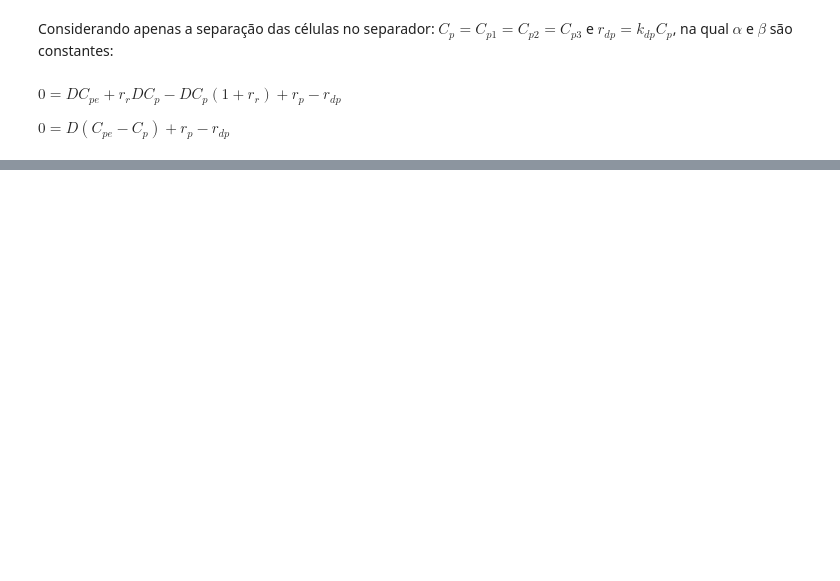
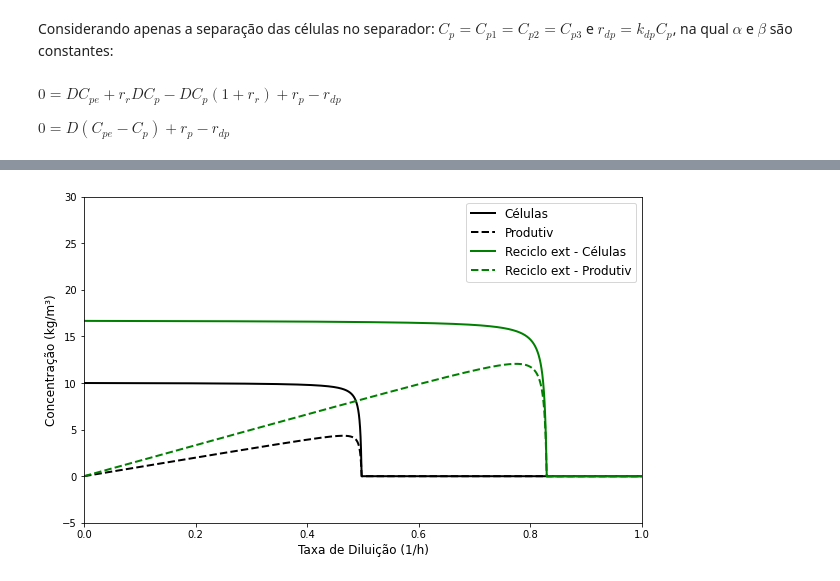
Before and after one commit to VitorMazziero/Processos-Fermentativos, a Jupyter notebook: Modelos Cineticos para Simulação - Contínuo.ipynb, the cells around one changed output, grey strips where cells are left out. Cells and saved outputs as stored; diff of their text form; code cells hidden in the pictures; blank space fills up the shorter version.

```diff
--- a/Modelos Cineticos para Simulação - Contínuo.ipynb
+++ b/Modelos Cineticos para Simulação - Contínuo.ipynb
@@ -501,0 +550,99 @@ Para relacionar a geração de produto com a formação celular, é necessário
+# %%
+# Simulação - Contínuo com Reciclo Externo
+
+# -*- coding: utf-8 -*-
+"""
+Created on Wed Sep  7 15:36:42 2022
+
+@author: Vítor Teixeira Mazziero - UNESP Araraquara
+"""
+
+import warnings
+import numpy as np
+import matplotlib.pyplot as plt
+
+# Concentrações de alimentação
+Cxe=0
+Cse=20
+Cpe=0
+
+# Parâmetros para crescimento celular
+μmax = 0.5
+kd = 0
+Ks = 0.1
+
+# Parâmetros para consumo de substrato
+Yxs = 0.5
+
+# Parâmetros para formação de produto
+α = 0.1
+β = 0.05
+Kdp = 0
+
+# Taxa de diluição
+D=np.arange(0.0001,1,0.0001) #[D]=1/h
+
+#Constantes de reciclo
+r=0.2 #[r]=Adimensional
+c=3 #[c]=Adimensional
+
+# -------------Processo sem reciclo-------------------
+
+# Concentração de Células (kg/m³)
+Cs=(Ks*D)/(μmax-kd-D) #Eq.(18)
+# Concentração de Células (kg/m³)
+Cx=Yxs*(Cse-Cs) #Eq.(19)
+# Concentração de Produto (kg/m³)
+Cp=((D*Cpe)+(α*μmax*Cx)+(β*Cx))/(D+Kdp) #Eq.(17)
+
+# --------Processo com reciclo externo----------------
+
+# Concentração de Células (kg/m³)
+Cs_ext=Ks*(D*(1+r*(1-c))+kd)/(μmax-kd-D*(1+r*(1-c))) #Eq.(35)
+# Concentração de Células (kg/m³)
+Cx_ext=Yxs*(Cse-Cs_ext)*D/((μmax*Cs_ext/(Ks+Cs_ext))-kd) #Eq.(36)
+#Cx_ext=(Cse-Cs_ext)*(Yxs/(1+r*(1-c)))
+# Concentração de Produto (kg/m³)
+Cp_ext=((D*Cpe)+(α*μmax*Cx_ext)+(β*Cx_ext))/(D+Kdp) #Eq.(34)
+
+#Produtividade
+P = Cx*D
+P_ext = Cx_ext*D
+
+# Ignorar Concentrações Indefinidas
+
+for i in range(len(D)):
+    if D[i]>=μmax or Cs[i]<0 or Cs[i]>=Cse:
+      Cs[i]=Cse
+      Cp[i]=Cpe
+      Cx[i]=Cxe
+      P[i] = 0
+    if Cx_ext[i]<0 or Cs_ext[i]<0 or Cs_ext[i]>=Cse:
+      Cs_ext[i]=Cse
+      Cp_ext[i]=Cpe
+      Cx_ext[i]=Cxe
+      P_ext[i] = 0
+
+warnings.filterwarnings("ignore")
+
+# Construção do Gráfico
+
+plt.figure(figsize=(10,6), facecolor="white", edgecolor="black")
+
+plt.plot(D, Cx, label = "Células", color="black", linewidth=2, linestyle="-")
+plt.plot(D, P, label = "Produtiv", color="black", linewidth=2, linestyle="--")
+
+plt.plot(D, Cx_ext, label = "Reciclo ext - Células", color="green", linewidth=2, linestyle="-")
+plt.plot(D, P_ext, label = "Reciclo ext - Produtiv", color="green", linewidth=2, linestyle="--")
+
+plt.xlabel("Taxa de Diluição (1/h)", fontdict={'fontsize':12})
+plt.ylabel("Concentração (kg/m³)", fontdict={'fontsize':12})
+
+plt.ylim([-5, 30])
+plt.xlim([0, 1])
+
+plt.legend(fontsize=12)
+
+plt.show()
+# %% [output]
+[figure, added]
```
Also changed, not shown: parts of 39 cells of this notebook.
